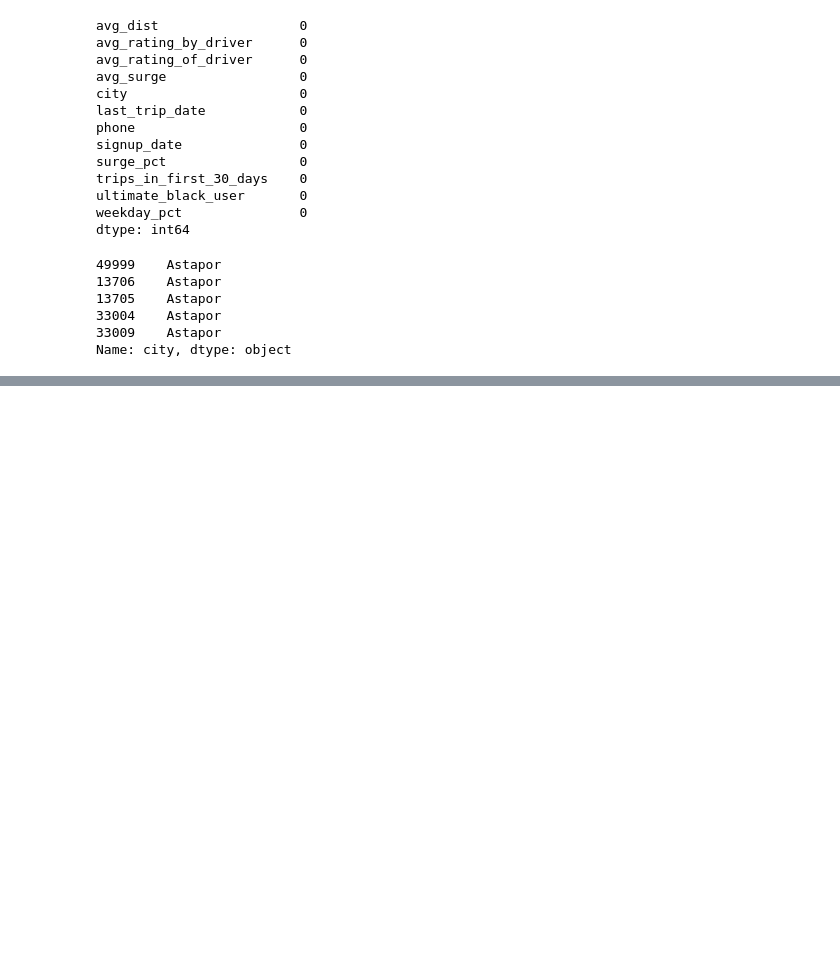
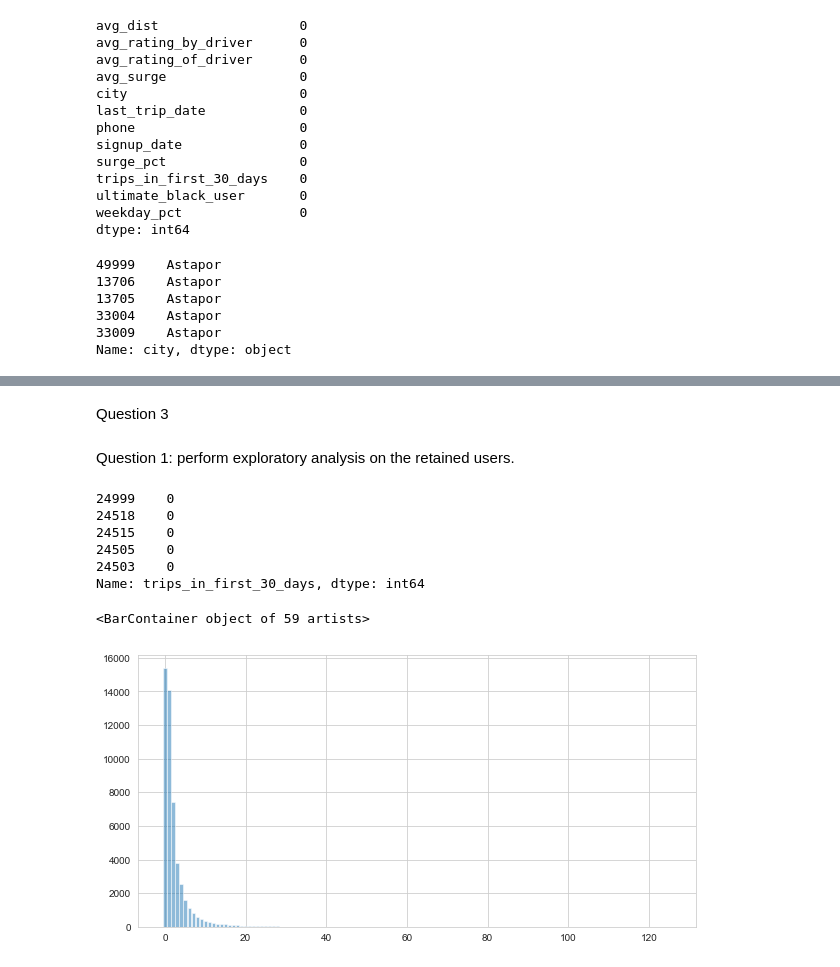
Before and after one commit to karinahou/springboard, a Jupyter notebook: UltimateChallenge.ipynb, the cells around one changed output, grey strips where cells are left out. Drawn from its saved outputs; the diff is of its cells as text; code cells hidden in the pictures; blank space fills up the shorter version.

```diff
--- a/UltimateChallenge.ipynb
+++ b/UltimateChallenge.ipynb
@@ -178,0 +178,26 @@ logins_15.plot(kind = "line")
+# %% [markdown]
+Question 3
+# %% [markdown]
+Question 1: perform exploratory analysis on the retained users.
+# %%
+month_trips = data['trips_in_first_30_days'].sort_values()
+month_trips.head()
+# %% [output]
+24999    0
+24518    0
+24515    0
+24505    0
+24503    0
+Name: trips_in_first_30_days, dtype: int64
+# %%
+number_of_days = month_trips.value_counts()
+number_of_days = number_of_days.rename_axis("trips_in_first_30_days").reset_index(name = "count_month")
+# %%
+xm = list(number_of_days['trips_in_first_30_days'])
+ym = list(number_of_days['count_month'])
+
+plt.figure(figsize = (10,5))
+plt.bar(xm, ym, alpha=0.5)
+# %% [output]
+<BarContainer object of 59 artists>
+[figure, added]
```
Also changed, not shown: parts of 47 cells of this notebook.
